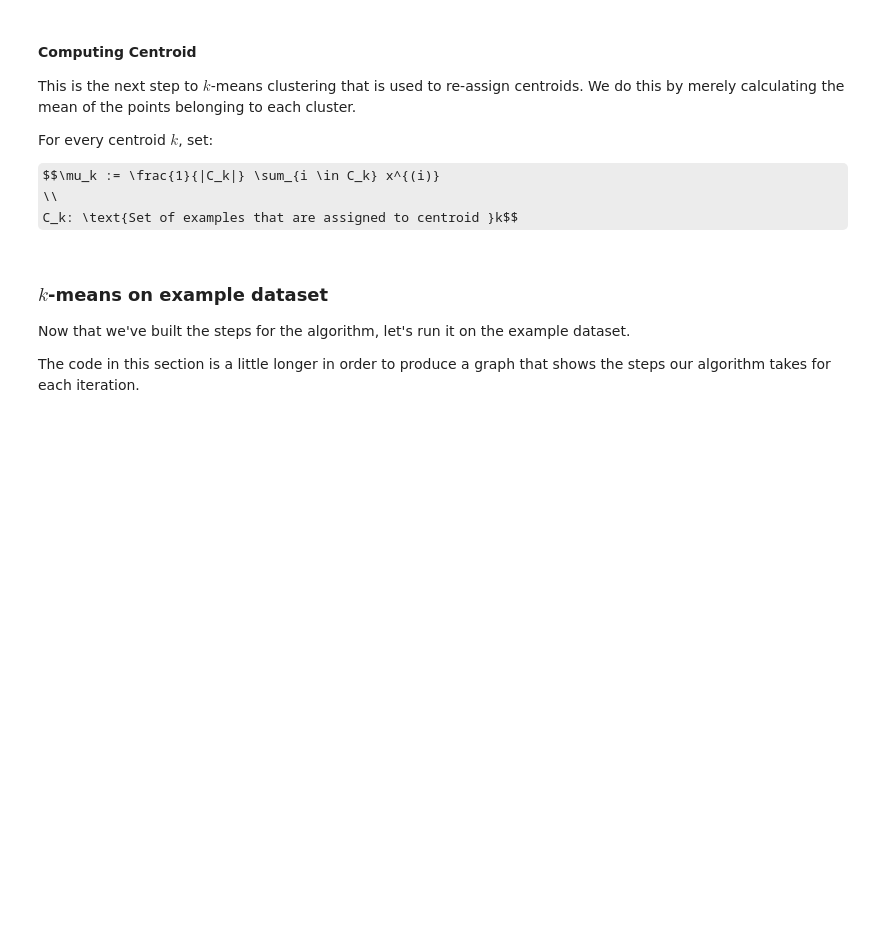
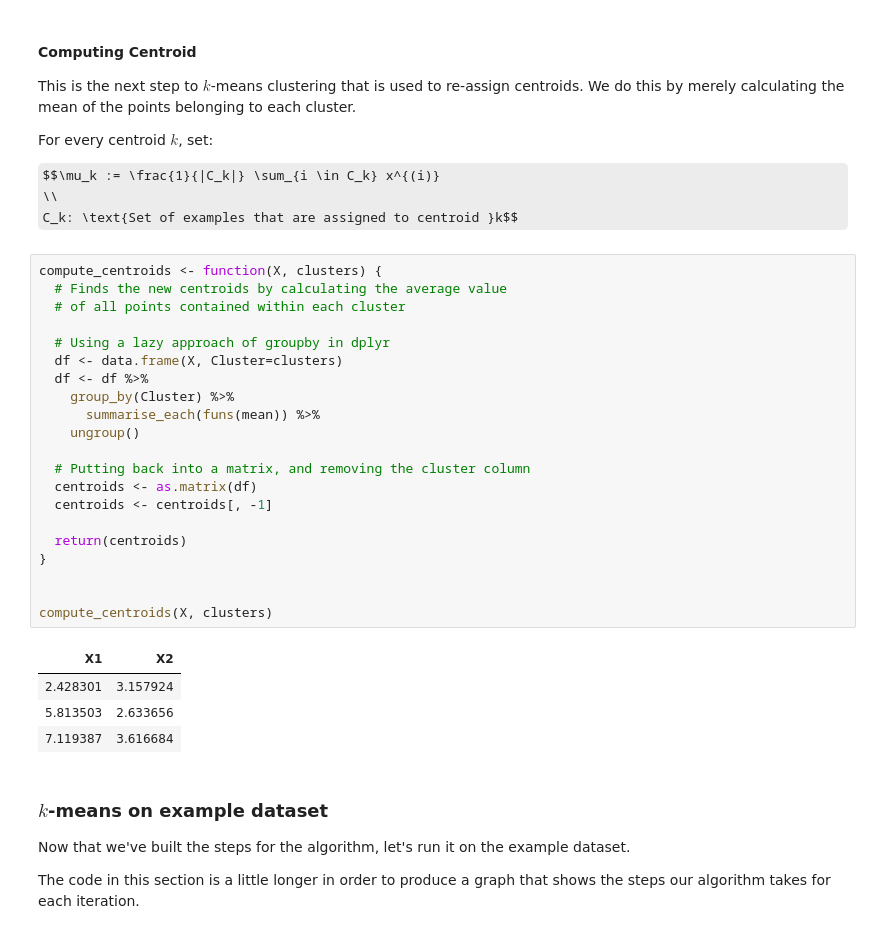
Before and after one commit to JeffMacaluso/Misc, a Jupyter notebook: MachineLearningMOOC/Ex7 R - k-means Clustering and Principal Component Analysis.ipynb, the cells around one changed output. Cells and saved outputs as stored; diff of their text form; some formulas as TeX source; blank space fills up the shorter version.

```diff
--- a/MachineLearningMOOC/Ex7 R - k-means Clustering and Principal Component Analysis.ipynb
+++ b/MachineLearningMOOC/Ex7 R - k-means Clustering and Principal Component Analysis.ipynb
@@ -119,6 +120,32 @@ For every centroid $k$, set:
 $$\mu_k := \frac{1}{|C_k|} \sum_{i \in C_k} x^{(i)}
 \\
 C_k: \text{Set of examples that are assigned to centroid }k$$
+# %%
+compute_centroids <- function(X, clusters) {
+  # Finds the new centroids by calculating the average value
+  # of all points contained within each cluster
+
+  # Using a lazy approach of groupby in dplyr
+  df <- data.frame(X, Cluster=clusters)
+  df <- df %>%
+    group_by(Cluster) %>%
+      summarise_each(funs(mean)) %>%
+    ungroup()
+
+  # Putting back into a matrix, and removing the cluster column
+  centroids <- as.matrix(df)
+  centroids <- centroids[, -1]
+
+  return(centroids)
+}
+
+
+compute_centroids(X, clusters)
+# %% [output]
+| X1 | X2 |
+| 2.428301 | 3.157924 |
+| 5.813503 | 2.633656 |
+| 7.119387 | 3.616684 |
 # %% [markdown]
 ### $k$-means on example dataset
 
```
Also changed, not shown: parts of 3 cells of this notebook.
